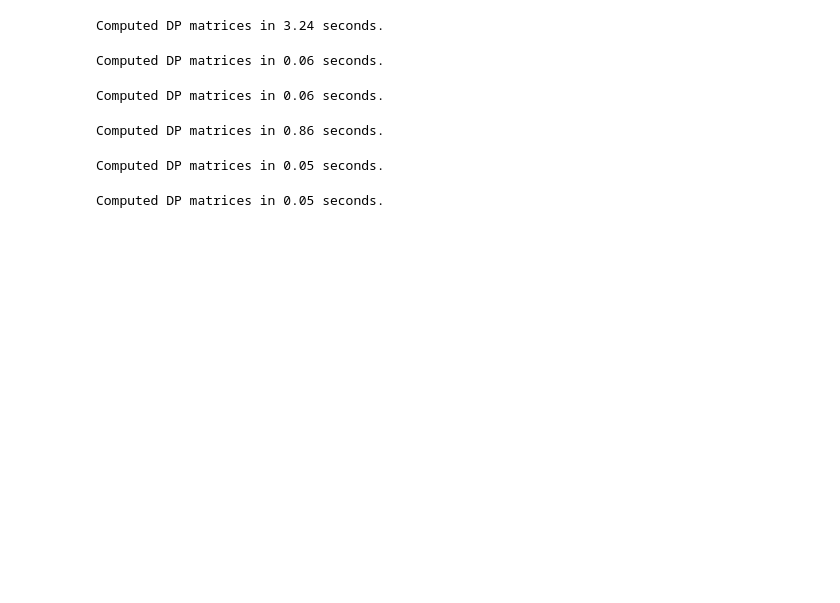
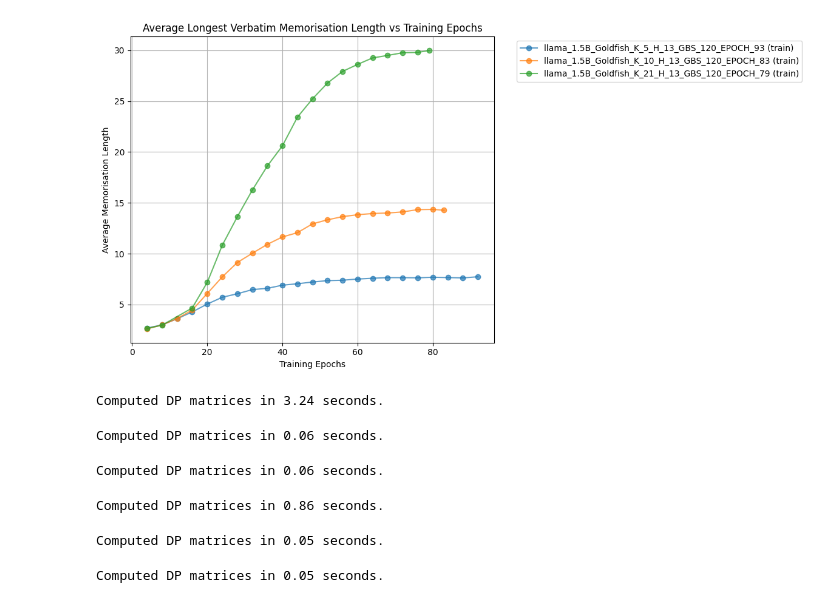
Before and after one commit to Alvorecer721/PDM, a Jupyter notebook: notebooks/eval.ipynb, the cells around one changed output. Saved outputs shown, nothing was run; the diff lists cells and outputs as text; code cells hidden in the pictures; blank space fills up the shorter version.

```diff
--- a/notebooks/eval.ipynb
+++ b/notebooks/eval.ipynb
@@ -192,3 +341,21 @@ Processing 9000 sequence pairs in parallel...
+# %%
+plot_comparison(
+    results=results,
+    include_ckpts=[
+        "llama_1.5B_Goldfish_K_5_H_13_GBS_120_EPOCH_93",
+        "llama_1.5B_Goldfish_K_10_H_13_GBS_120_EPOCH_83",
+        "llama_1.5B_Goldfish_K_21_H_13_GBS_120_EPOCH_79",
+        # "llama_1.5B_Standard_GBS_120_EPOCH_75"
+    ],
+    include_splits=[
+        'train',
+        # 'val',
+        # 'test'
+    ],
+    title='Average Longest Verbatim Memorisation Length vs Training Epochs'
+)
+# %% [output]
+[figure, added]
 # %%
 import pickle  # or import json
 import os
```
Also changed, not shown: parts of 6 cells of this notebook, 1 other file.
